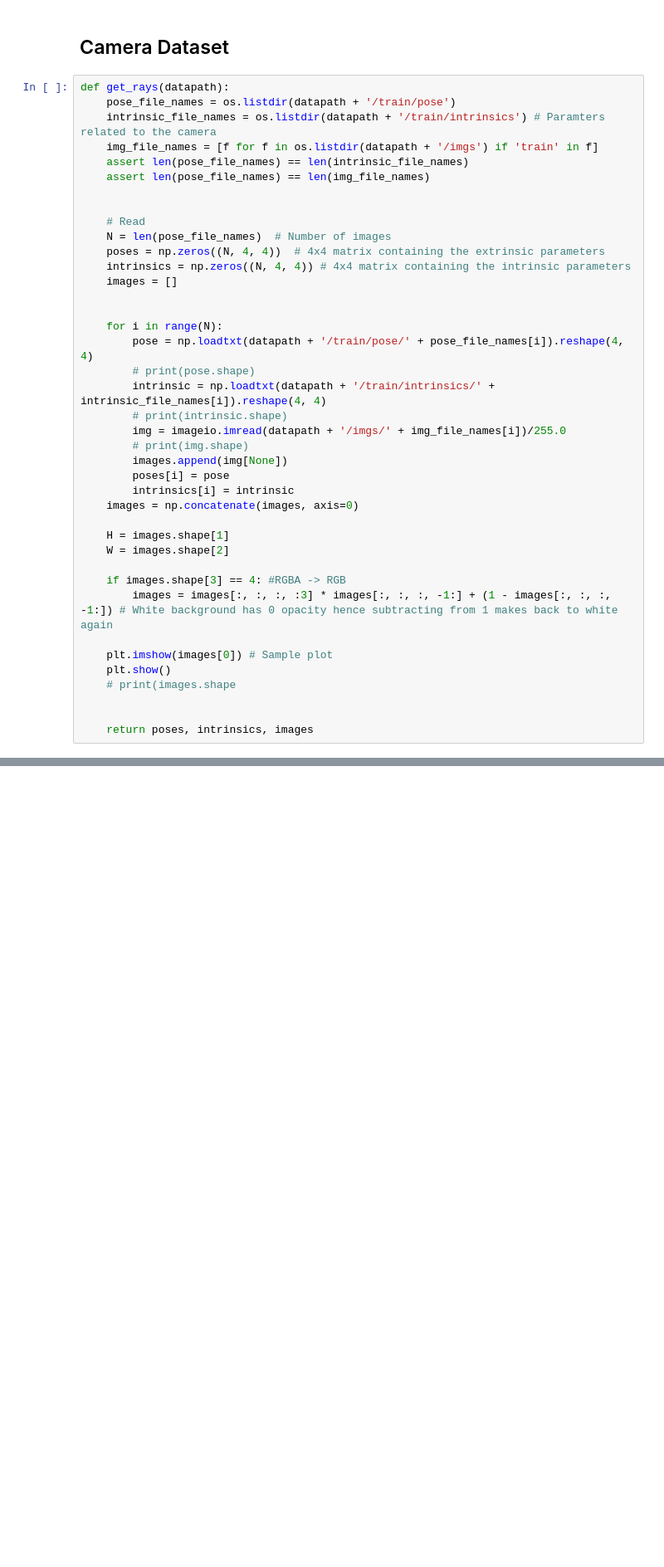
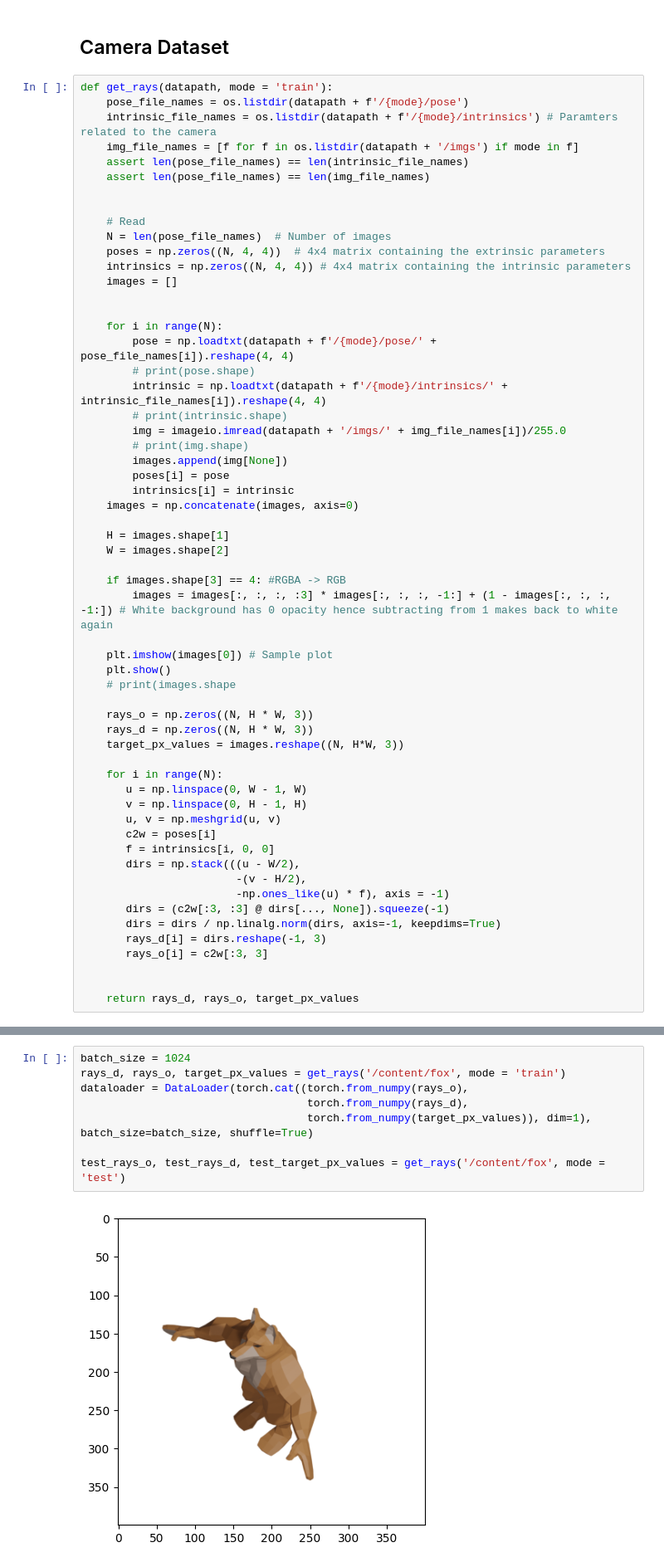
Before and after one commit to tvpian/NERF_Series, a Jupyter notebook: NERF_Series_02_3D_Reconstruction_with_modules.ipynb, the cells around one changed output, grey strips where cells are left out. Shown at 83% size. Drawn from its saved outputs; the diff is of its cells as text; blank space fills up the shorter version.

```diff
--- a/NERF_Series_02_3D_Reconstruction_with_modules.ipynb
+++ b/NERF_Series_02_3D_Reconstruction_with_modules.ipynb
@@ -12,10 +15,10 @@ import imageio
 # %% [markdown]
 ## Camera Dataset
 # %%
-def get_rays(datapath):
-    pose_file_names = os.listdir(datapath + '/train/pose')
-    intrinsic_file_names = os.listdir(datapath + '/train/intrinsics') # Paramters related to the camera
-    img_file_names = [f for f in os.listdir(datapath + '/imgs') if 'train' in f]
+def get_rays(datapath, mode = 'train'):
+    pose_file_names = os.listdir(datapath + f'/{mode}/pose')
+    intrinsic_file_names = os.listdir(datapath + f'/{mode}/intrinsics') # Paramters related to the camera
+    img_file_names = [f for f in os.listdir(datapath + '/imgs') if mode in f]
     assert len(pose_file_names) == len(intrinsic_file_names)
     assert len(pose_file_names) == len(img_file_names)
 
@@ -28,9 +31,9 @@ def get_rays(datapath):
 
 
     for i in range(N):
-        pose = np.loadtxt(datapath + '/train/pose/' + pose_file_names[i]).reshape(4, 4)
+        pose = np.loadtxt(datapath + f'/{mode}/pose/' + pose_file_names[i]).reshape(4, 4)
         # print(pose.shape)
-        intrinsic = np.loadtxt(datapath + '/train/intrinsics/' + intrinsic_file_names[i]).reshape(4, 4)
+        intrinsic = np.loadtxt(datapath + f'/{mode}/intrinsics/' + intrinsic_file_names[i]).reshape(4, 4)
         # print(intrinsic.shape)
         img = imageio.imread(datapath + '/imgs/' + img_file_names[i])/255.0
         # print(img.shape)
@@ -49,5 +52,23 @@ def get_rays(datapath):
     plt.show()
     # print(images.shape
 
+    rays_o = np.zeros((N, H * W, 3))
+    rays_d = np.zeros((N, H * W, 3))
+    target_px_values = images.reshape((N, H*W, 3))
 
-    return poses, intrinsics, images
+    for i in range(N):
+       u = np.linspace(0, W - 1, W)
+       v = np.linspace(0, H - 1, H)
+       u, v = np.meshgrid(u, v)
+       c2w = poses[i]
+       f = intrinsics[i, 0, 0]
+       dirs = np.stack(((u - W/2),
+                        -(v - H/2),
+                        -np.ones_like(u) * f), axis = -1)
+       dirs = (c2w[:3, :3] @ dirs[..., None]).squeeze(-1)
+       dirs = dirs / np.linalg.norm(dirs, axis=-1, keepdims=True)
+       rays_d[i] = dirs.reshape(-1, 3)
+       rays_o[i] = c2w[:3, 3]
+
+
+    return rays_d, rays_o, target_px_values
@@ -61,0 +99,10 @@ WARNING:matplotlib.image:Clipping input data to the valid range for imshow with
+# %%
+batch_size = 1024
+rays_d, rays_o, target_px_values = get_rays('/content/fox', mode = 'train')
+dataloader = DataLoader(torch.cat((torch.from_numpy(rays_o),
+                                   torch.from_numpy(rays_d),
+                                   torch.from_numpy(target_px_values)), dim=1), batch_size=batch_size, shuffle=True)
+
+test_rays_o, test_rays_d, test_target_px_values = get_rays('/content/fox', mode = 'test')
+# %% [output]
+[figure, added]
```
Also changed, not shown: parts of 7 cells of this notebook.
